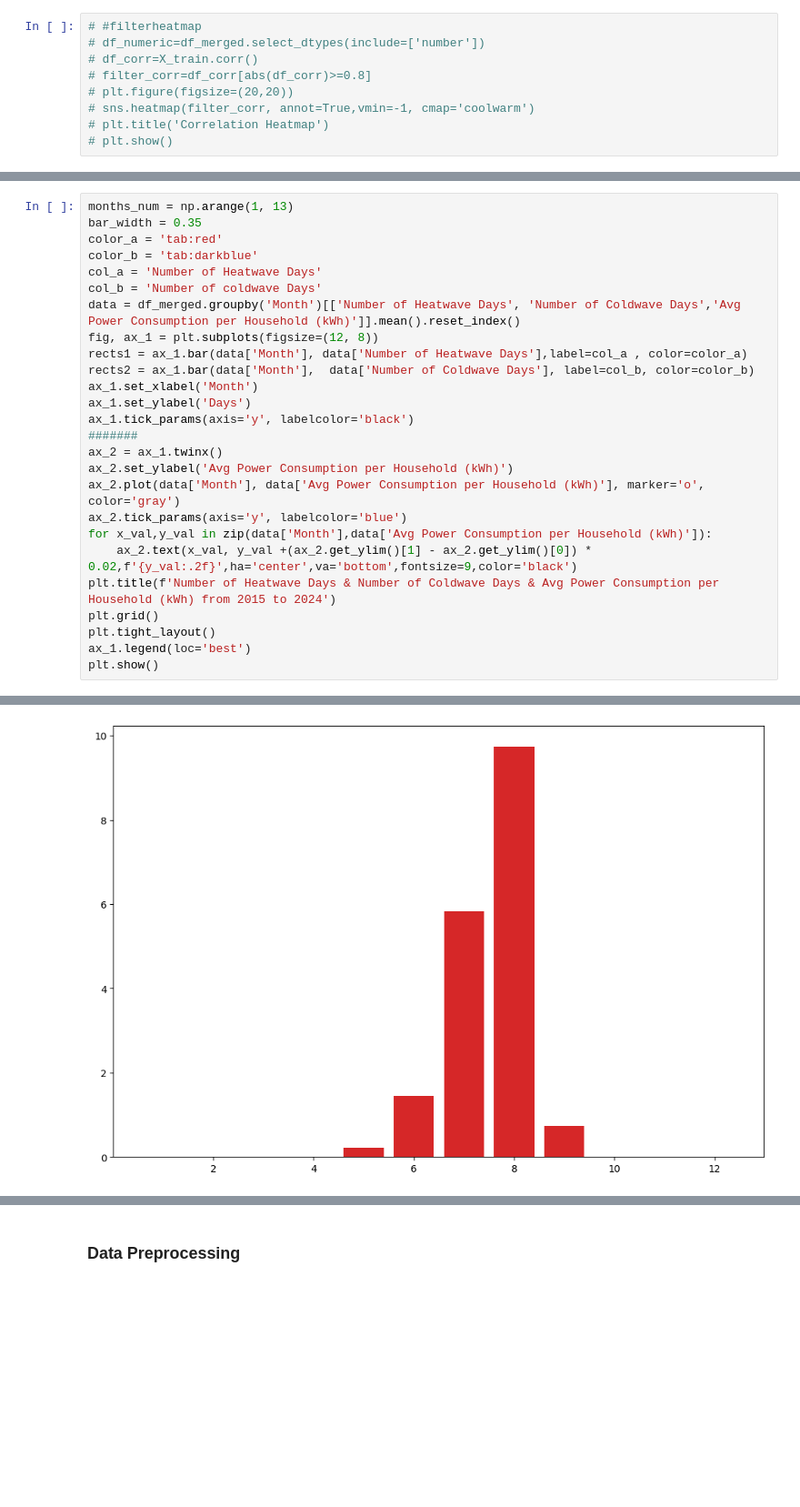
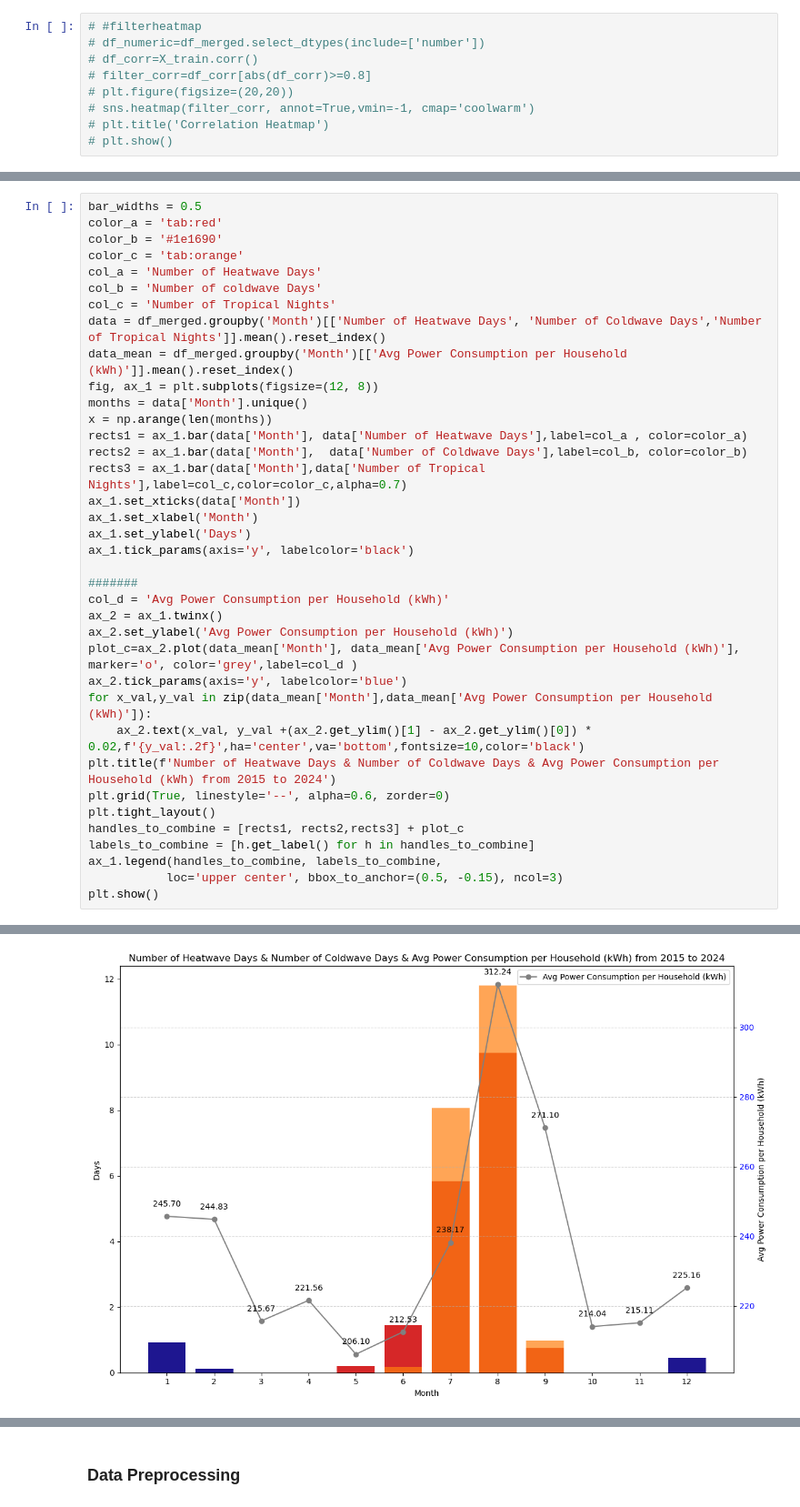
Before and after one commit to somnio-kimm/electricity_consumption_prediction, a Jupyter notebook: electricity_consumption_prediction.ipynb, the cells around one changed output, grey strips where cells are left out. Shown at 91% size. Saved outputs shown, nothing was run; the diff lists cells and outputs as text; blank space fills up the shorter version.

```diff
--- a/electricity_consumption_prediction.ipynb
+++ b/electricity_consumption_prediction.ipynb
@@ -443,27 +365,38 @@ dual_features_plot(a='Number of Heatwave Days',b='Avg Power Consumption per Hous
 # %%
-months_num = np.arange(1, 13)
-bar_width = 0.35
+bar_widths = 0.5
 color_a = 'tab:red'
-color_b = 'tab:darkblue'
+color_b = '#1e1690'
+color_c = 'tab:orange'
 col_a = 'Number of Heatwave Days'
 col_b = 'Number of coldwave Days'
-data = df_merged.groupby('Month')[['Number of Heatwave Days', 'Number of Coldwave Days','Avg Power Consumption per Household (kWh)']].mean().reset_index()
+col_c = 'Number of Tropical Nights'
+data = df_merged.groupby('Month')[['Number of Heatwave Days', 'Number of Coldwave Days','Number of Tropical Nights']].mean().reset_index()
+data_mean = df_merged.groupby('Month')[['Avg Power Consumption per Household (kWh)']].mean().reset_index()
 fig, ax_1 = plt.subplots(figsize=(12, 8))
+months = data['Month'].unique()
+x = np.arange(len(months))
 rects1 = ax_1.bar(data['Month'], data['Number of Heatwave Days'],label=col_a , color=color_a)
-rects2 = ax_1.bar(data['Month'],  data['Number of Coldwave Days'], label=col_b, color=color_b)
+rects2 = ax_1.bar(data['Month'],  data['Number of Coldwave Days'],label=col_b, color=color_b)
+rects3 = ax_1.bar(data['Month'],data['Number of Tropical Nights'],label=col_c,color=color_c,alpha=0.7)
+ax_1.set_xticks(data['Month'])
 ax_1.set_xlabel('Month')
 ax_1.set_ylabel('Days')
 ax_1.tick_params(axis='y', labelcolor='black')
+
 #######
+col_d = 'Avg Power Consumption per Household (kWh)'
 ax_2 = ax_1.twinx()
 ax_2.set_ylabel('Avg Power Consumption per Household (kWh)')
-ax_2.plot(data['Month'], data['Avg Power Consumption per Household (kWh)'], marker='o', color='gray')
+plot_c=ax_2.plot(data_mean['Month'], data_mean['Avg Power Consumption per Household (kWh)'], marker='o', color='grey',label=col_d )
 ax_2.tick_params(axis='y', labelcolor='blue')
-for x_val,y_val in zip(data['Month'],data['Avg Power Consumption per Household (kWh)']):
-	ax_2.text(x_val, y_val +(ax_2.get_ylim()[1] - ax_2.get_ylim()[0]) * 0.02,f'{y_val:.2f}',ha='center',va='bottom',fontsize=9,color='black')
+for x_val,y_val in zip(data_mean['Month'],data_mean['Avg Power Consumption per Household (kWh)']):
+	ax_2.text(x_val, y_val +(ax_2.get_ylim()[1] - ax_2.get_ylim()[0]) * 0.02,f'{y_val:.2f}',ha='center',va='bottom',fontsize=10,color='black')
 plt.title(f'Number of Heatwave Days & Number of Coldwave Days & Avg Power Consumption per Household (kWh) from 2015 to 2024')
-plt.grid()
+plt.grid(True, linestyle='--', alpha=0.6, zorder=0)
 plt.tight_layout()
-ax_1.legend(loc='best')
+handles_to_combine = [rects1, rects2,rects3] + plot_c
+labels_to_combine = [h.get_label() for h in handles_to_combine]
+ax_1.legend(handles_to_combine, labels_to_combine,
+           loc='upper center', bbox_to_anchor=(0.5, -0.15), ncol=3)
 plt.show()
 # %% [output]
@@ -471,3 +404,3 @@ ValueError: 'facecolor' or 'color' argument must be a valid color orsequence of
-[figure, old version]
+[figure, new version]
 # %%
 # Sunshine and avg cloud cover by month
```
Also changed, not shown: parts of 37 cells of this notebook, 2 other files.
